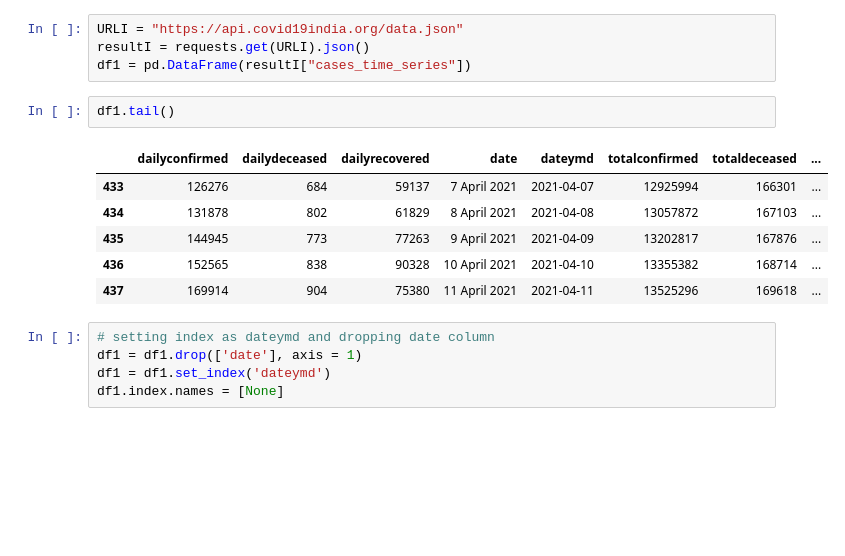
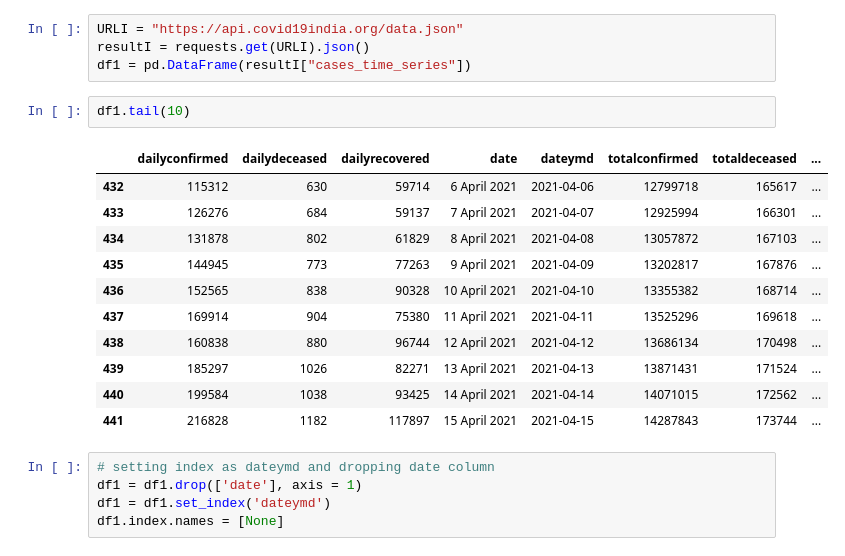
Before and after one commit to sandy01011/COVID-19-Analysis, a Jupyter notebook: COVID-19_Analysis.ipynb, the cells around one changed output. Cells and saved outputs as stored; diff of their text form; blank space fills up the shorter version.

```diff
--- a/COVID-19_Analysis.ipynb
+++ b/COVID-19_Analysis.ipynb
@@ -20,14 +28,19 @@ URLI = "https://api.covid19india.org/data.json"
 resultI = requests.get(URLI).json()
 df1 = pd.DataFrame(resultI["cases_time_series"])
 # %%
-df1.tail()
+df1.tail(10)
 # %% [output]
 |  | dailyconfirmed | dailydeceased | dailyrecovered | date | dateymd | totalconfirmed | totaldeceased | ... |
+| 432 | 115312 | 630 | 59714 | 6 April 2021 | 2021-04-06 | 12799718 | 165617 | ... |
 | 433 | 126276 | 684 | 59137 | 7 April 2021 | 2021-04-07 | 12925994 | 166301 | ... |
 | 434 | 131878 | 802 | 61829 | 8 April 2021 | 2021-04-08 | 13057872 | 167103 | ... |
 | 435 | 144945 | 773 | 77263 | 9 April 2021 | 2021-04-09 | 13202817 | 167876 | ... |
 | 436 | 152565 | 838 | 90328 | 10 April 2021 | 2021-04-10 | 13355382 | 168714 | ... |
 | 437 | 169914 | 904 | 75380 | 11 April 2021 | 2021-04-11 | 13525296 | 169618 | ... |
+| 438 | 160838 | 880 | 96744 | 12 April 2021 | 2021-04-12 | 13686134 | 170498 | ... |
+| 439 | 185297 | 1026 | 82271 | 13 April 2021 | 2021-04-13 | 13871431 | 171524 | ... |
+| 440 | 199584 | 1038 | 93425 | 14 April 2021 | 2021-04-14 | 14071015 | 172562 | ... |
+| 441 | 216828 | 1182 | 117897 | 15 April 2021 | 2021-04-15 | 14287843 | 173744 | ... |
 # %%
 # setting index as dateymd and dropping date column
 df1 = df1.drop(['date'], axis = 1)
```
Also changed, not shown: parts of 11 cells of this notebook.
